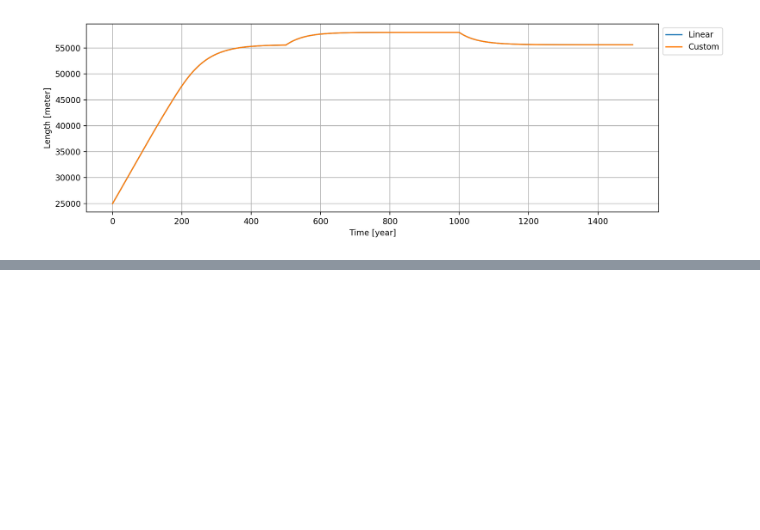
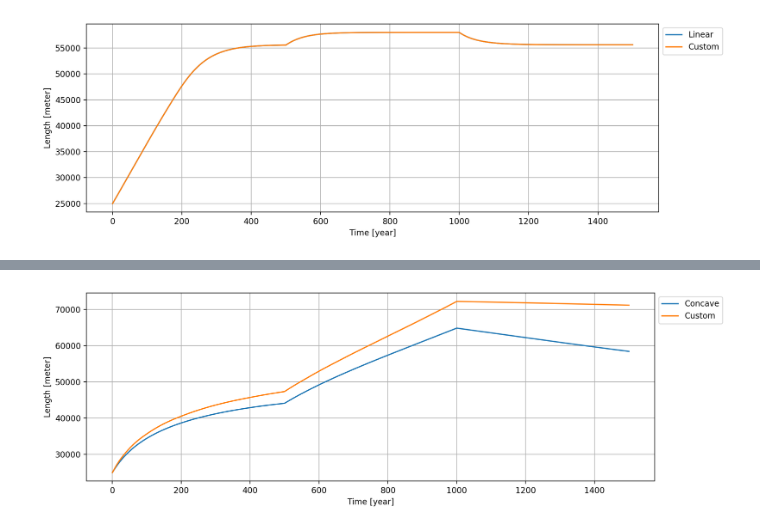
Before and after one commit to raymondedwards95/MinimumGlacierModel, a Jupyter notebook: Bed-test-1.ipynb, the cells around one changed output, grey strips where cells are left out. Cells and saved outputs as stored; diff of their text form; code cells hidden in the pictures; blank space fills up the shorter version.

```diff
--- a/Bed-test-1.ipynb
+++ b/Bed-test-1.ipynb
@@ -83,0 +189,14 @@ plt.show()
+# %%
+plt.figure(figsize=(12,4), dpi=200)
+
+plt.plot(A.t, A.L, label="Concave")
+plt.plot(B.t, B.L, label="Custom")
+
+plt.grid()
+plt.legend(bbox_to_anchor=(1, 1), loc="upper left")
+plt.xlabel("Time [year]")
+plt.ylabel("Length [meter]")
+plt.tight_layout()
+plt.show()
+# %% [output]
+[figure, added]
```
Also changed, not shown: parts of 7 cells of this notebook, 2 other files.
